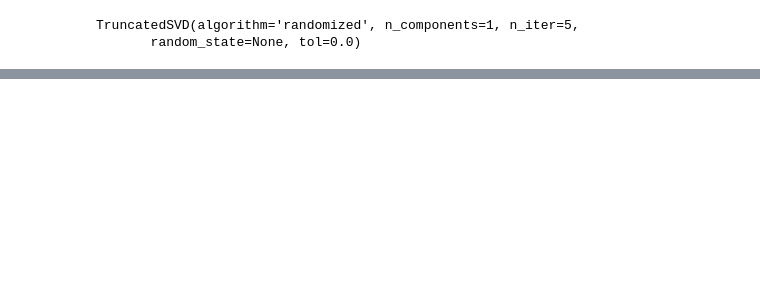
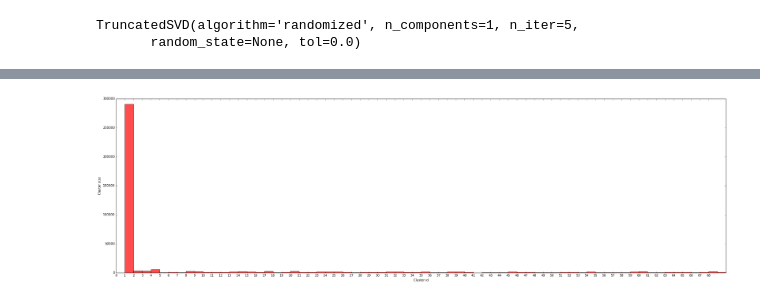
Before and after one commit to tannerjaime/PSAM-Machine-Learning, a Jupyter notebook: Clustering Amazon Reviews/kmeans_amazon.ipynb, the cells around one changed output, grey strips where cells are left out. Drawn from its saved outputs; the diff is of its cells as text; code cells hidden in the pictures; blank space fills up the shorter version.

```diff
--- a/Clustering Amazon Reviews/kmeans_amazon.ipynb
+++ b/Clustering Amazon Reviews/kmeans_amazon.ipynb
@@ -189,0 +232,4 @@ cluster size:  (402, 4)
+# %%
+viz.viz_report()
+# %% [output]
+[figure, added]
```
Also changed, not shown: parts of 5 cells of this notebook.
